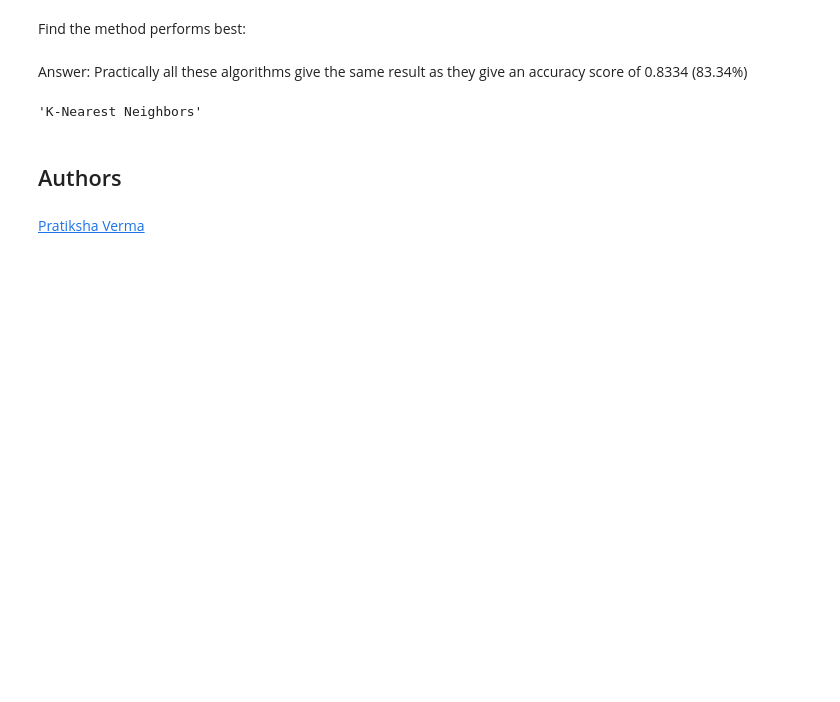
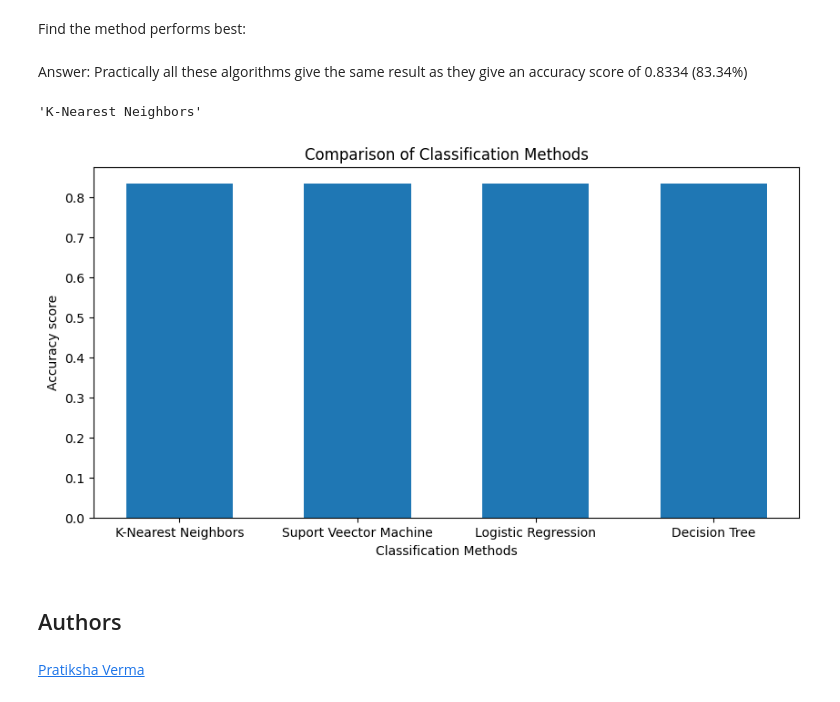
Before and after one commit to Ugochi00/Applied-Capstone-Project, a Jupyter notebook: Python Files/SpaceX_Machine_Learning_Prediction.ipynb, the cells around one changed output. Drawn from its saved outputs; the diff is of its cells as text; code cells hidden in the pictures; blank space fills up the shorter version.

```diff
--- a/Python Files/SpaceX_Machine_Learning_Prediction.ipynb
+++ b/Python Files/SpaceX_Machine_Learning_Prediction.ipynb
@@ -363,12 +363,21 @@ Find the method performs best:
 Answer: Practically all these algorithms give the same result as they give an accuracy score of 0.8334 (83.34%)
 # %%
 # Without np.random.seed(0), decision trees accuaracy fluctuates
-all_methods = {"K-Nearest Neighbors":knn_accuracy, "Suport Veector Machine":svm_test_accuracy,"Logistic Regression":test_accuracy, "Decision Tree":tree_accuracy}
+classifications = {"K-Nearest Neighbors":knn_accuracy, "Suport Veector Machine":svm_test_accuracy,"Logistic Regression":test_accuracy, "Decision Tree":tree_accuracy}
 
-best = max(all_methods, key=all_methods.get)
-best
+best_clsf= max(classifications, key = classifications.get)
+best_clsf
 # %% [output]
 'K-Nearest Neighbors'
+# %%
+plt.figure(figsize=(10, 5))
+plt.bar(x=list(classifications.keys()), height=list(classifications.values()), width= 0.6)
+plt.xlabel("Classification Methods")
+plt.ylabel("Accuracy score")
+plt.title("Comparison of Classification Methods")
+plt.show()
+# %% [output]
+[figure, added]
 # %% [markdown]
 ## Authors
 # %% [markdown]
```
Also changed, not shown: 4 other files.
